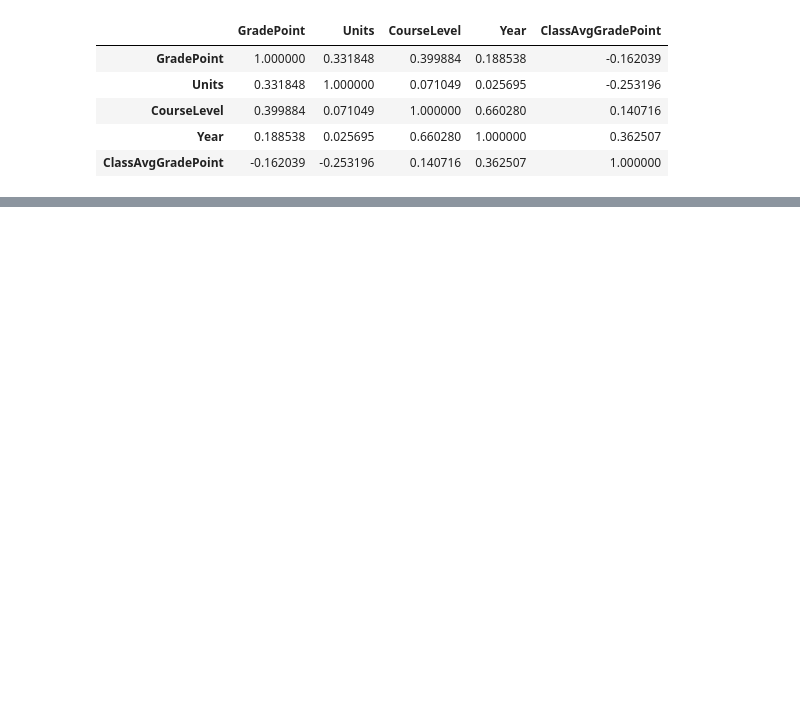
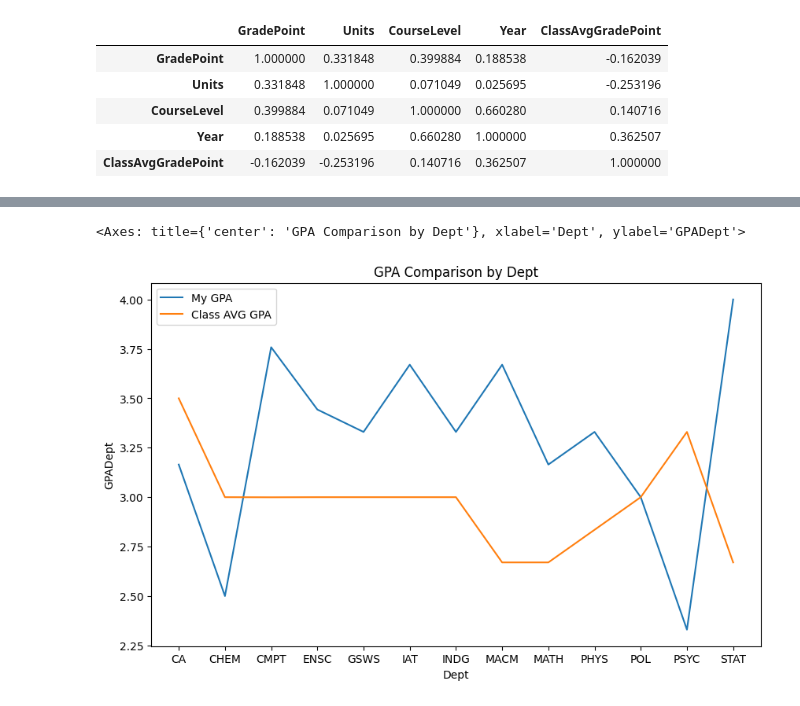
Before and after one commit to NickTurenne/Transcript-Analysis, a Jupyter notebook: notebooks/EDA.ipynb, the cells around one changed output, grey strips where cells are left out. Cells and saved outputs as stored; diff of their text form; code cells hidden in the pictures; blank space fills up the shorter version.

```diff
--- a/notebooks/EDA.ipynb
+++ b/notebooks/EDA.ipynb
@@ -275,0 +322,10 @@ df_grade_filtered[["GradePoint", "Units", "CourseLevel", "Year", "ClassAvgGradeP
+# %%
+df_term_gpa_class_avg = df_grade_filtered.groupby("Dept")["ClassAvgGradePoint"].mean().reset_index(name="ClassAvgGPADept")
+df_term_gpa = df_grade_filtered.groupby("Dept")["GradePoint"].mean().reset_index(name="GPADept")
+plt.figure(figsize=(10,6))
+plt.title("GPA Comparison by Dept")
+sns.lineplot(data=df_term_gpa, x="Dept", y="GPADept", label="My GPA")
+sns.lineplot(data=df_term_gpa_class_avg, x="Dept", y="ClassAvgGPADept", label="Class AVG GPA")
+# %% [output]
+<Axes: title={'center': 'GPA Comparison by Dept'}, xlabel='Dept', ylabel='GPADept'>
+[figure, added]
```
Also changed, not shown: parts of 15 cells of this notebook, 2 other files.
